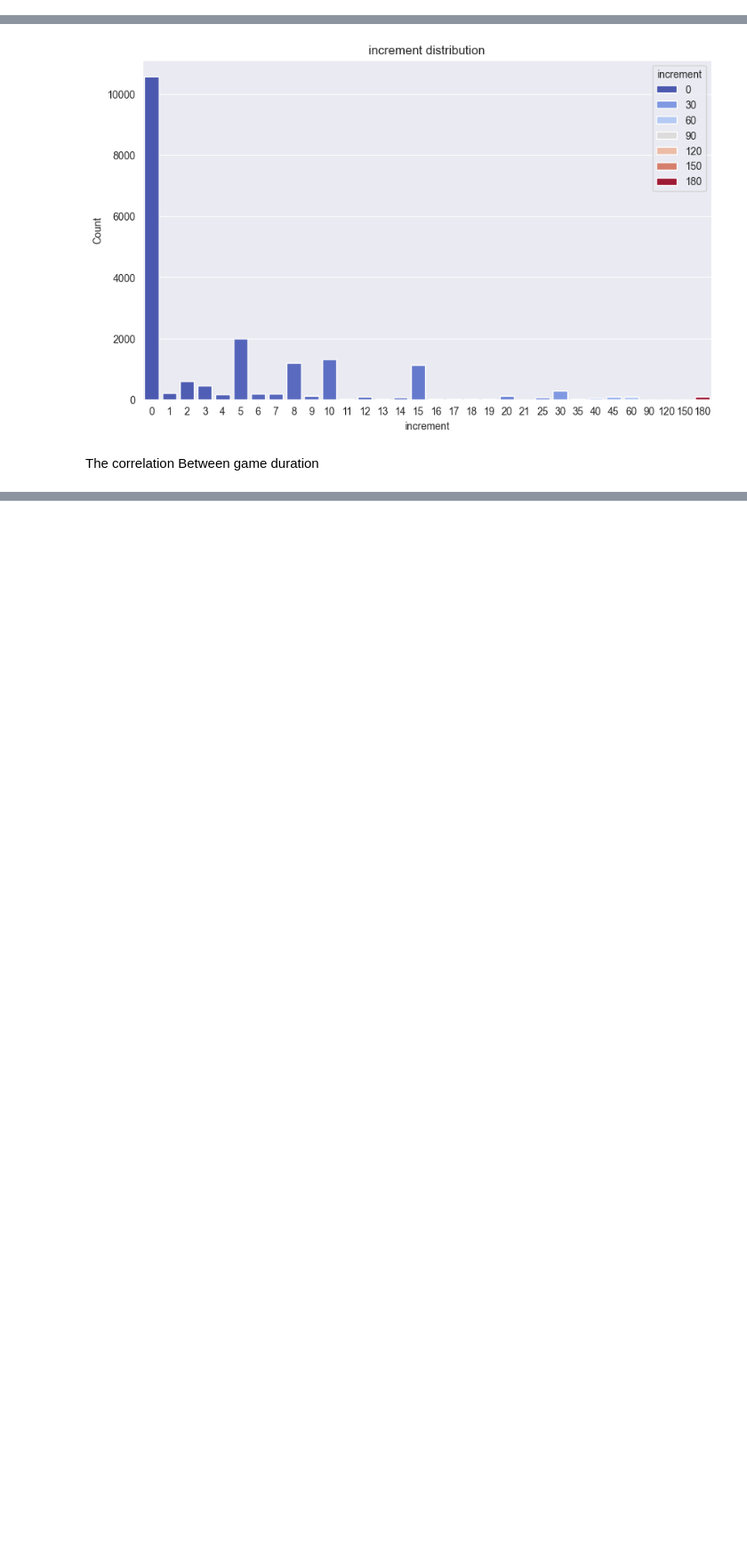
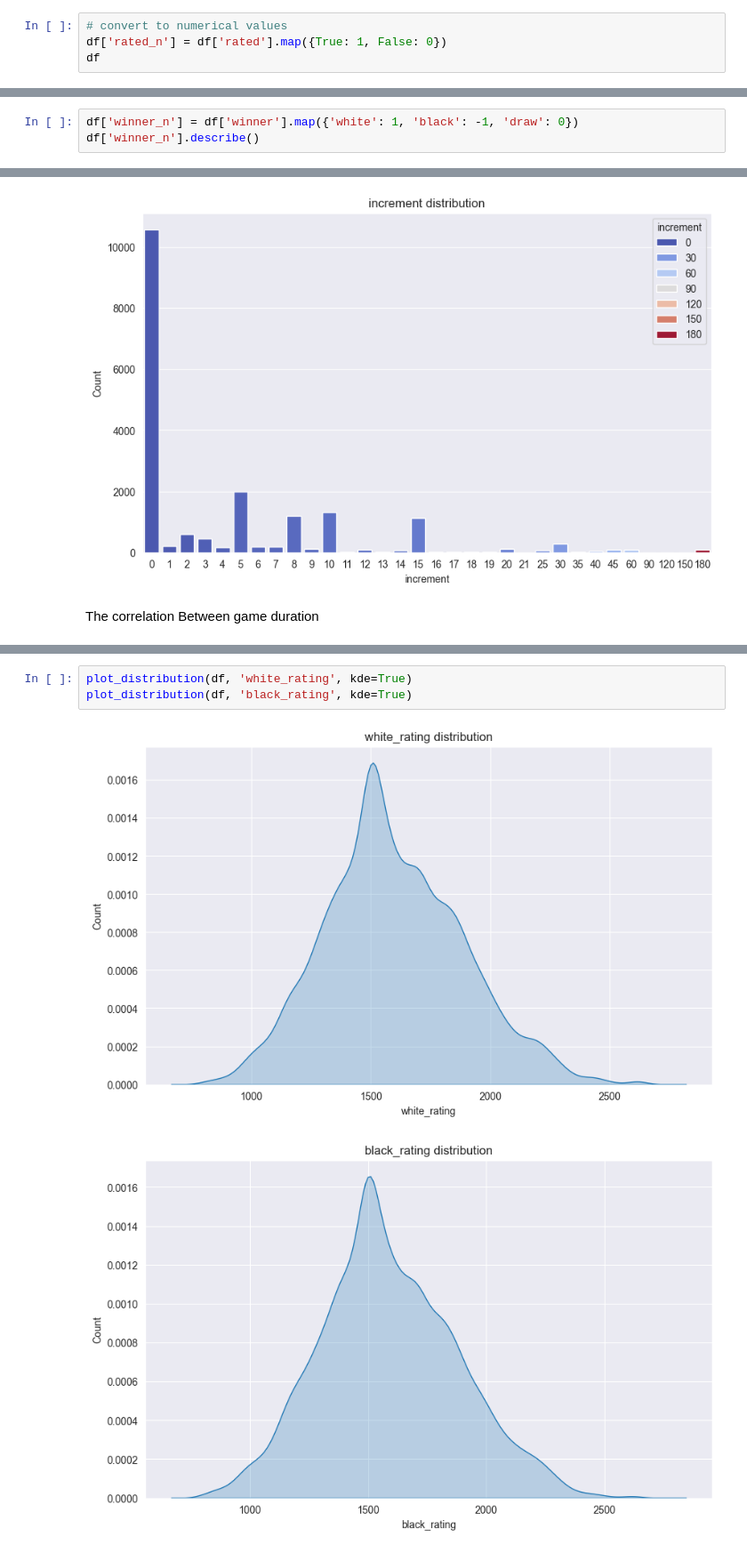
Before and after one commit to robinmoon2/AI_Application_HY, a Jupyter notebook: Data_chess/DataAnalysisTH.ipynb, the cells around one changed output, grey strips where cells are left out. Shown at 89% size. Saved outputs shown, nothing was run; the diff lists cells and outputs as text; blank space fills up the shorter version.

```diff
--- a/Data_chess/DataAnalysisTH.ipynb
+++ b/Data_chess/DataAnalysisTH.ipynb
@@ -244,3 +260,7 @@ Name: count, dtype: int64
 plot_distribution(df, feature)
 # %% [output]
 [figure]
+# %%
+# convert to numerical values
+df['rated_n'] = df['rated'].map({True: 1, False: 0})
+df
@@ -507,0 +547,3 @@ plot_distribution(df, 'winner')
+# %%
+df['winner_n'] = df['winner'].map({'white': 1, 'black': -1, 'draw': 0})
+df['winner_n'].describe()
@@ -614,0 +713,6 @@ Correlation between the number of minutes per player and the game duration :
+# %%
+plot_distribution(df, 'white_rating', kde=True)
+plot_distribution(df, 'black_rating', kde=True)
+# %% [output]
+[figure, added]
+[figure, added]
```
Also changed, not shown: parts of 23 cells of this notebook.
